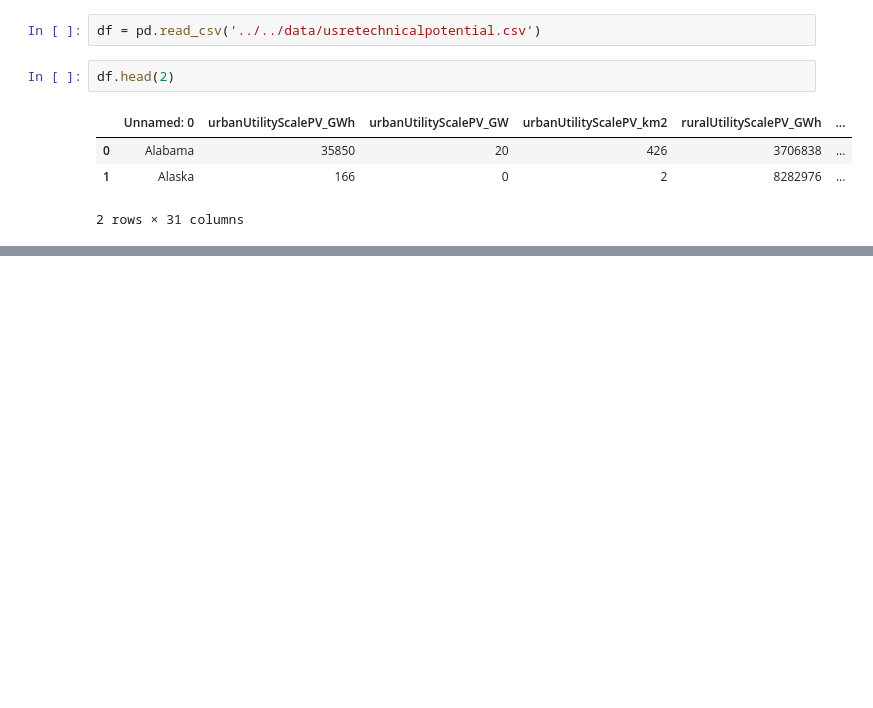
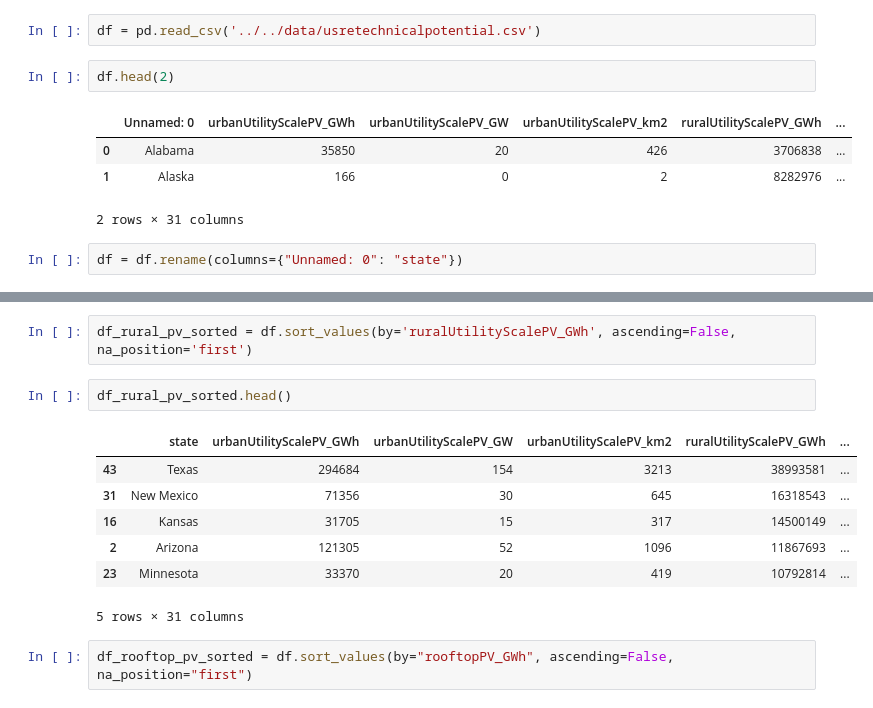
Before and after one commit to nikomc/US_energy_potential, a Jupyter notebook: code/analysis/US_energy_potential_exploratory.ipynb, the cells around one changed output, grey strips where cells are left out. Drawn from its saved outputs; the diff is of its cells as text; blank space fills up the shorter version.

```diff
--- a/code/analysis/US_energy_potential_exploratory.ipynb
+++ b/code/analysis/US_energy_potential_exploratory.ipynb
@@ -26,3 +26,5 @@ df.head(2)
 | 0 | Alabama | 35850 | 20 | 426 | 3706838 | ... |
 | 1 | Alaska | 166 | 0 | 2 | 8282976 | ... |
 2 rows × 31 columns
+# %%
+df = df.rename(columns={"Unnamed: 0": "state"})
@@ -28,0 +64,14 @@ df.head(2)
+# %%
+df_rural_pv_sorted = df.sort_values(by='ruralUtilityScalePV_GWh', ascending=False, na_position='first')
+# %%
+df_rural_pv_sorted.head()
+# %% [output]
+|  | state | urbanUtilityScalePV_GWh | urbanUtilityScalePV_GW | urbanUtilityScalePV_km2 | ruralUtilityScalePV_GWh | ... |
+| 43 | Texas | 294684 | 154 | 3213 | 38993581 | ... |
+| 31 | New Mexico | 71356 | 30 | 645 | 16318543 | ... |
+| 16 | Kansas | 31705 | 15 | 317 | 14500149 | ... |
+| 2 | Arizona | 121305 | 52 | 1096 | 11867693 | ... |
+| 23 | Minnesota | 33370 | 20 | 419 | 10792814 | ... |
+5 rows × 31 columns
+# %%
+df_rooftop_pv_sorted = df.sort_values(by="rooftopPV_GWh", ascending=False, na_position="first")
```
Also changed, not shown: parts of 8 cells of this notebook, 5 other files.
